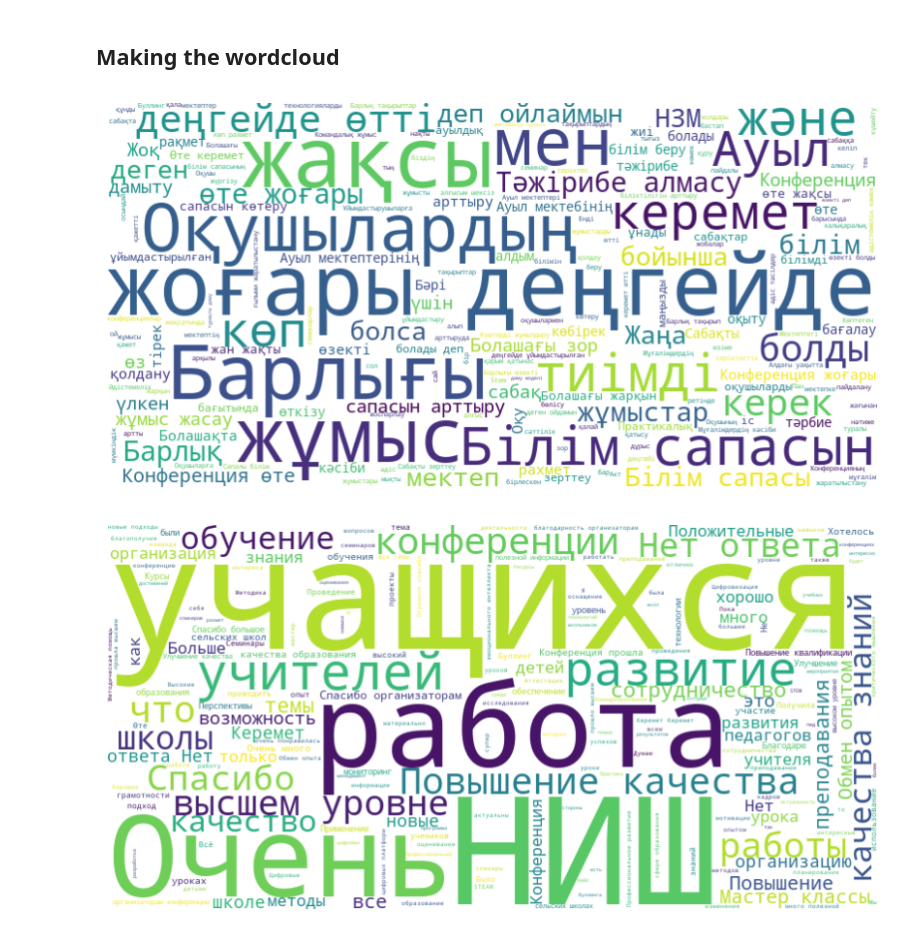
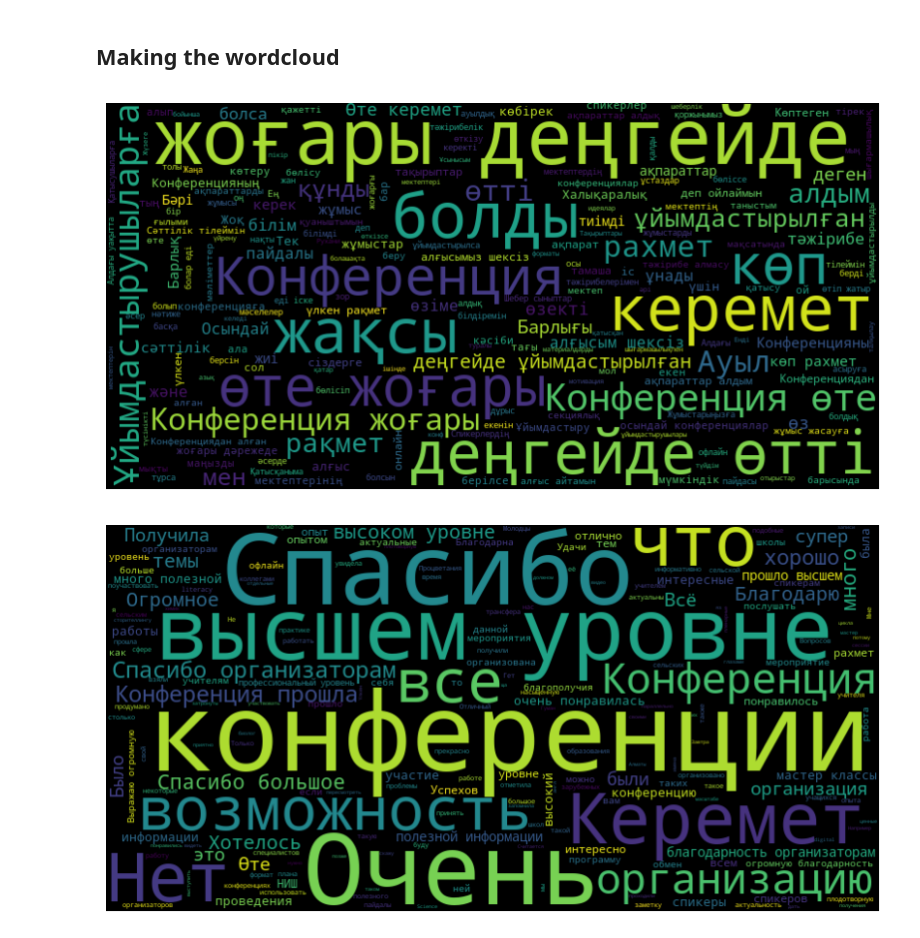
Before and after one commit to rkasseno/wordcloud, a Jupyter notebook: wordcloud.ipynb, the cells around one changed output. Saved outputs shown, nothing was run; the diff lists cells and outputs as text; code cells hidden in the pictures.

Commit message:
wordcloud

```diff
--- a/wordcloud.ipynb
+++ b/wordcloud.ipynb
@@ -13,6 +26,6 @@ df.rename(columns={'Ответ' : 'answer'}, inplace=True)
 # %%
 df['id'] = pd.to_numeric(df['id'], errors='coerce')
 # %%
-df = df.loc[df['id'].isin([4, 8, 10, 11, 24]), ['id', 'answer']]
+df = df.loc[df['id'].isin([24]), ['id', 'answer']]
 # %%
 df['answer'] = df['answer'].str.strip()
@@ -82,16 +96,16 @@ for lang, word_list in result.items():
 # %%
 from wordcloud import WordCloud
 import matplotlib.pyplot as plt
 
 for language in result:
 
     text = ' '.join(result[language])
-    wordcloud = WordCloud(width=800, height=400, background_color='white').generate(text)
+    wordcloud = WordCloud(width=800, height=400, background_color='black').generate(text)
 
     plt.figure(figsize=(10, 8))
     plt.imshow(wordcloud, interpolation='bilinear')
     plt.axis('off')
     plt.show()
 # %% [output]
-[figure, old version]
+[figure, new version]
-[figure, old version]
+[figure, new version]
```
Also changed, not shown: parts of 8 cells of this notebook.
